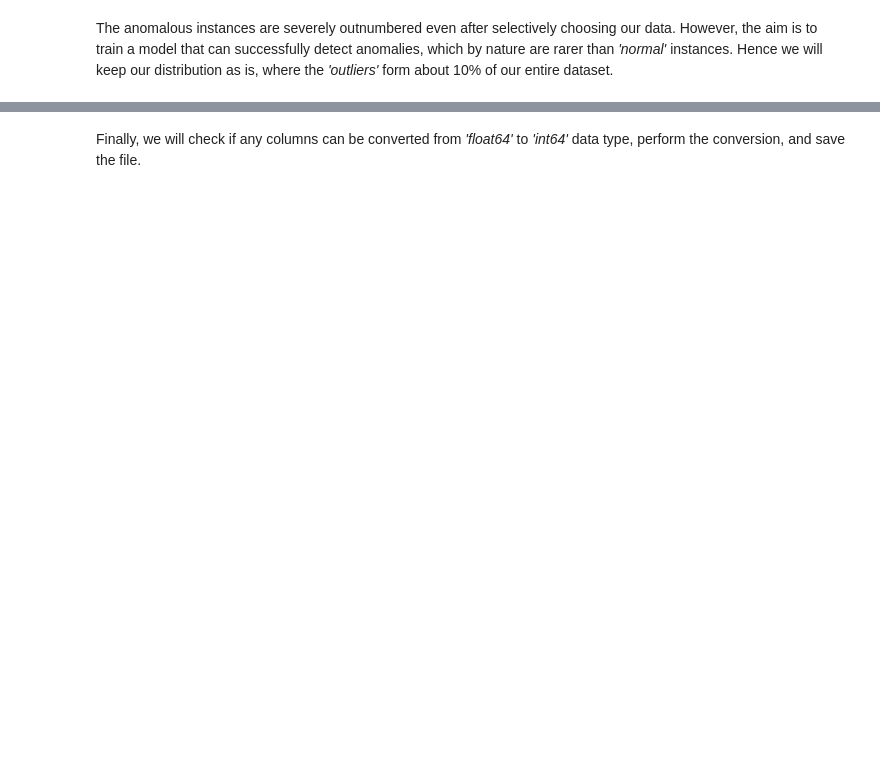
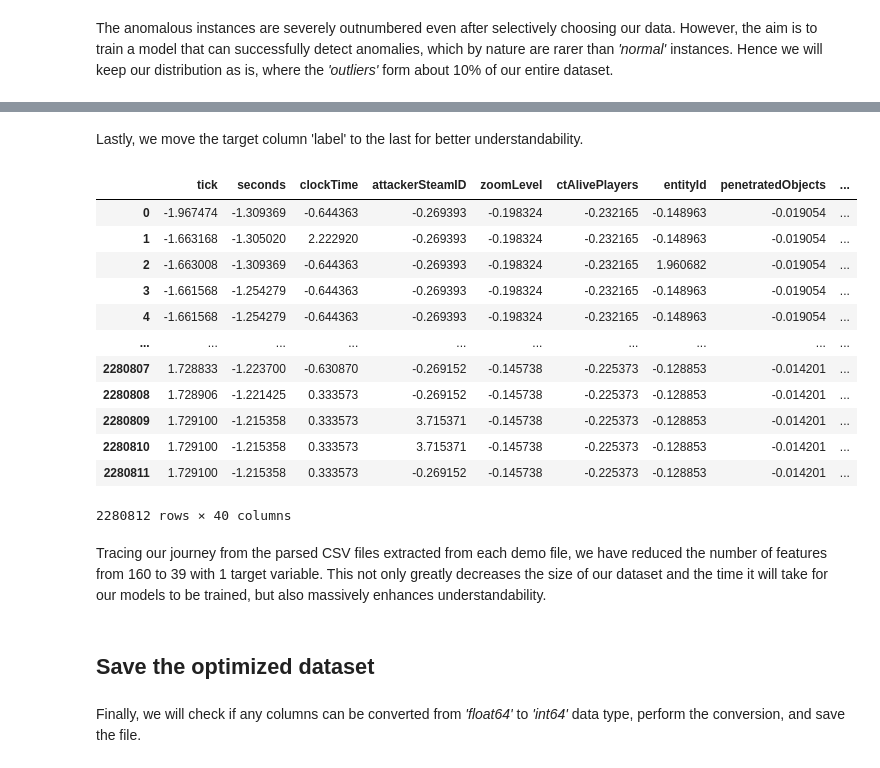
Before and after one commit to bananya-ml/anticheat, a Jupyter notebook: EDA/eda.ipynb, the cells around one changed output, grey strips where cells are left out. Drawn from its saved outputs; the diff is of its cells as text; code cells hidden in the pictures; blank space fills up the shorter version.

```diff
--- a/EDA/eda.ipynb
+++ b/EDA/eda.ipynb
@@ -141,0 +217,6 @@ memory usage: 828.3 MB
+# %%
+coord_cols = []
+for col in df.columns:
+    if col.endswith(('x', 'y', 'z', 'X', 'Y', 'Z')):
+        coord_cols.append(col)
+coord_cols
@@ -141,0 +244,24 @@ memory usage: 828.3 MB
+# %%
+identifiers = []
+for col in coord_cols:
+    identifier = col[:-1]
+    if len(identifier) == 0:
+        continue
+    else:
+        identifiers.append(identifier)
+identifiers = set(identifiers)
+
+changes_dict = {}
+
+for identifier in identifiers:
+    identifier_columns = [column for column in coord_cols if column.startswith(identifier) and column[len(identifier)] in ['X', 'Y', 'Z']]
+    changes_dict[identifier] = identifier_columns
+
+for new_col, old_cols in changes_dict.items():
+    df[new_col] = 0
+    for i in range(len(old_cols)):
+        df[new_col] += df[old_cols[i]] * 10**(-(i+1))
+
+    df.drop(columns=old_cols, inplace=True)
+
+df.shape
@@ -142,3 +290,32 @@ memory usage: 828.3 MB
+# %%
+if 'x' in df.columns and 'y' in df.columns and 'z' in df.columns:
+    df['pos'] = df['x'] * 10**(-1) + df['y']* 10**(-2) + df['z'] * 10**(-3)
+    df.drop(['x', 'y', 'z'], axis=1, inplace=True)
+# %% [markdown]
+Lastly, we move the target column 'label' to the last for better understandability.
+# %%
+label_col = df['label']
+df.drop(['label'], axis=1, inplace=True)
+df['label'] = label_col
+df
+# %% [output]
+|  | tick | seconds | clockTime | attackerSteamID | zoomLevel | ctAlivePlayers | entityId | penetratedObjects | ... |
+| 0 | -1.967474 | -1.309369 | -0.644363 | -0.269393 | -0.198324 | -0.232165 | -0.148963 | -0.019054 | ... |
+| 1 | -1.663168 | -1.305020 | 2.222920 | -0.269393 | -0.198324 | -0.232165 | -0.148963 | -0.019054 | ... |
+| 2 | -1.663008 | -1.309369 | -0.644363 | -0.269393 | -0.198324 | -0.232165 | 1.960682 | -0.019054 | ... |
+| 3 | -1.661568 | -1.254279 | -0.644363 | -0.269393 | -0.198324 | -0.232165 | -0.148963 | -0.019054 | ... |
+| 4 | -1.661568 | -1.254279 | -0.644363 | -0.269393 | -0.198324 | -0.232165 | -0.148963 | -0.019054 | ... |
+| ... | ... | ... | ... | ... | ... | ... | ... | ... | ... |
+| 2280807 | 1.728833 | -1.223700 | -0.630870 | -0.269152 | -0.145738 | -0.225373 | -0.128853 | -0.014201 | ... |
+| 2280808 | 1.728906 | -1.221425 | 0.333573 | -0.269152 | -0.145738 | -0.225373 | -0.128853 | -0.014201 | ... |
+| 2280809 | 1.729100 | -1.215358 | 0.333573 | 3.715371 | -0.145738 | -0.225373 | -0.128853 | -0.014201 | ... |
+| 2280810 | 1.729100 | -1.215358 | 0.333573 | 3.715371 | -0.145738 | -0.225373 | -0.128853 | -0.014201 | ... |
+| 2280811 | 1.729100 | -1.215358 | 0.333573 | -0.269152 | -0.145738 | -0.225373 | -0.128853 | -0.014201 | ... |
+2280812 rows × 40 columns
+# %% [markdown]
+Tracing our journey from the parsed CSV files extracted from each demo file, we have reduced the number of features from 160 to 39 with 1 target variable. This not only greatly decreases the size of our dataset and the time it will take for our models to be trained, but also massively enhances understandability.
+# %% [markdown]
+## Save the optimized dataset
 # %% [markdown]
 Finally, we will check if any columns can be converted from *'float64'* to *'int64'* data type, perform the conversion, and save the file.
 # %%
```
Also changed, not shown: parts of 34 cells of this notebook, 9 other files.
